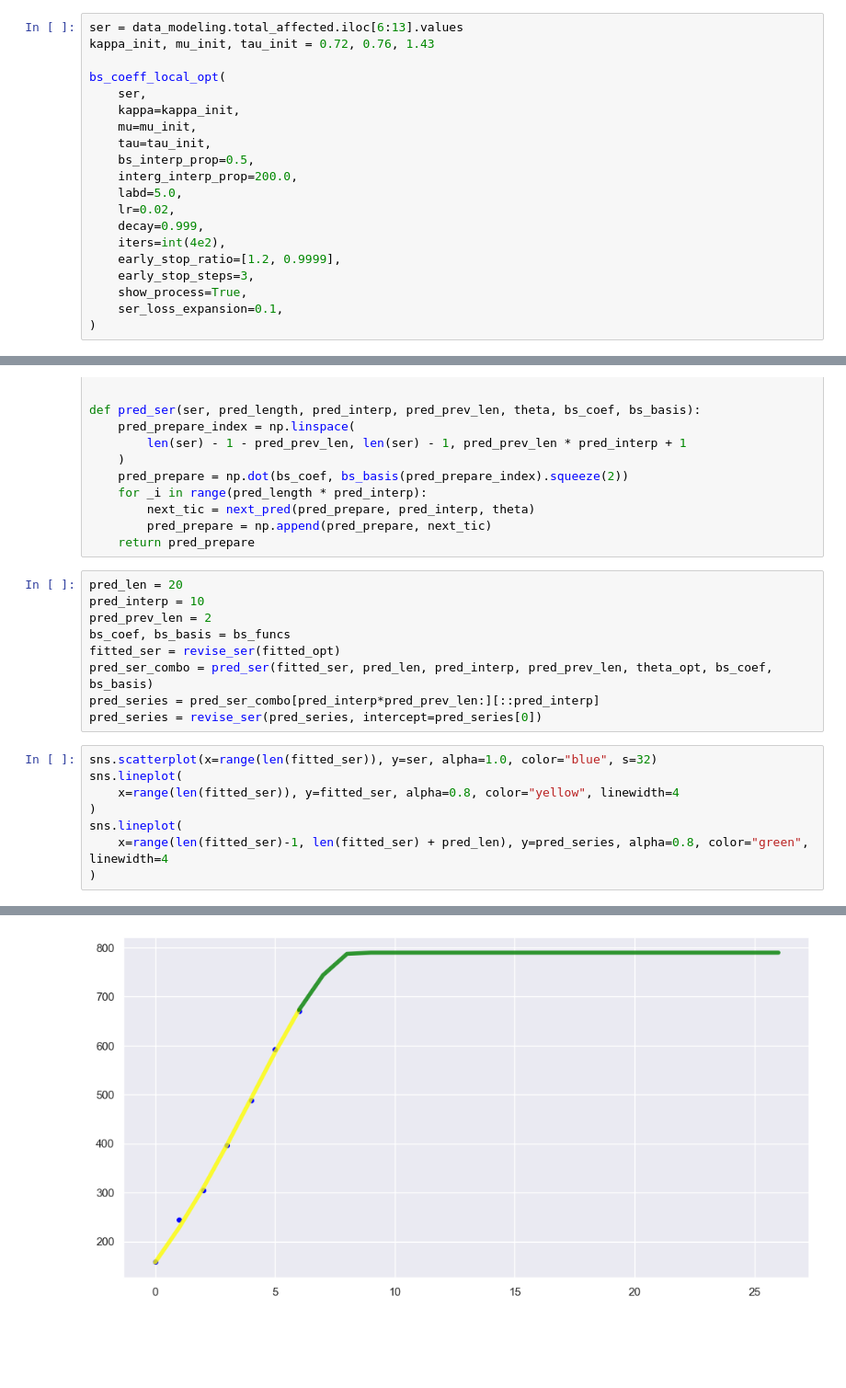
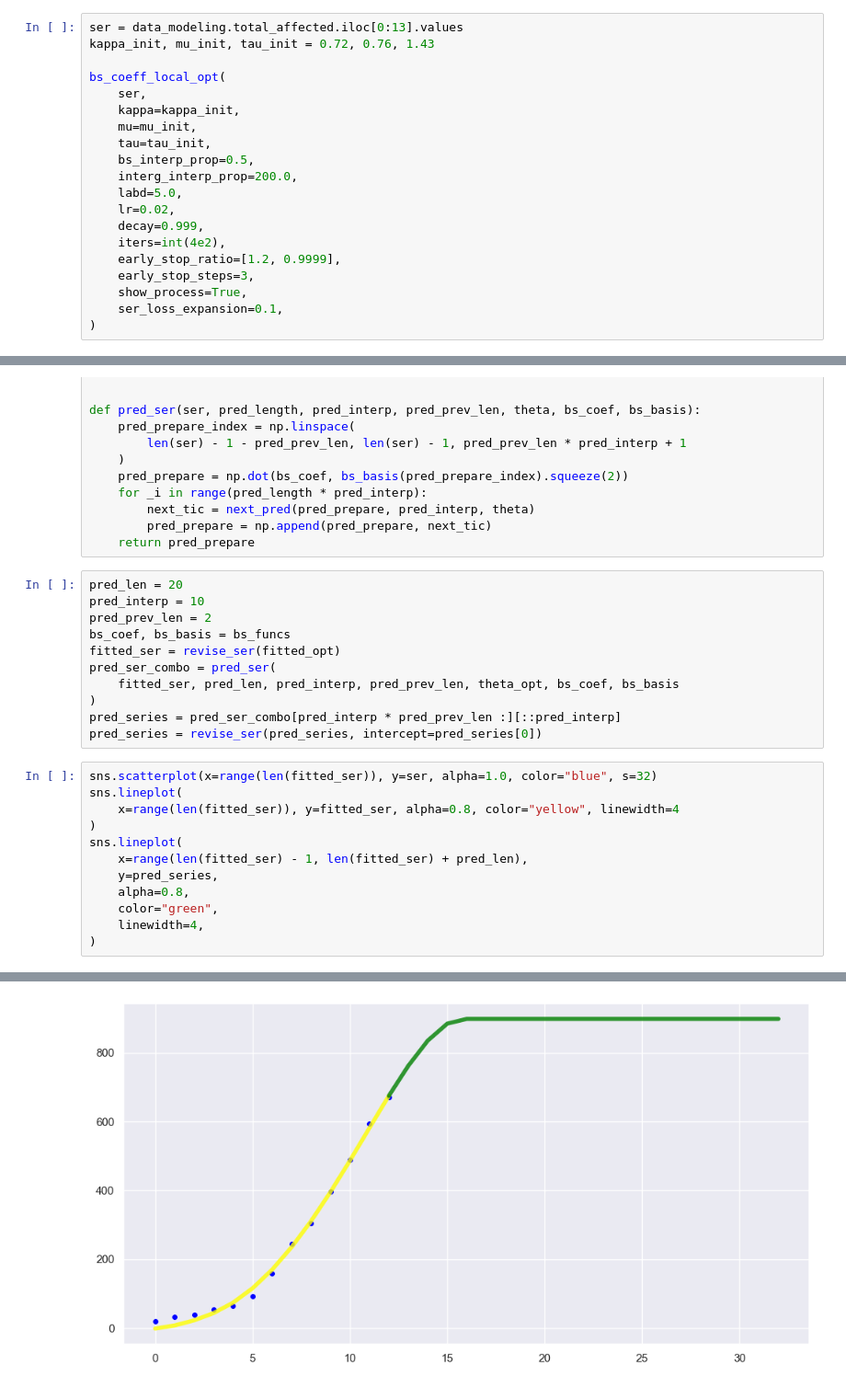
Before and after one commit to ChenZhouUC/Covid19_Modeling, a Jupyter notebook: scripts/covid19.ipynb, the cells around one changed output, grey strips where cells are left out. Shown: that part at 92% size. Drawn from its saved outputs; the diff is of its cells as text; blank space fills up the shorter version.

```diff
--- a/scripts/covid19.ipynb
+++ b/scripts/covid19.ipynb
@@ -231,7 +231,7 @@ data_modeling
 | 1181 | 2022-03-27 | 168 | 5949 | 5949.000 | 1.000 | 212 | 0 | 3 | 2 | ... |
 | 1182 | 2022-03-28 | 169 | 4835 | 4835.000 | 1.000 | 241 | 1 | 6 | 2 | ... |
 # %%
-ser = data_modeling.total_affected.iloc[6:13].values
+ser = data_modeling.total_affected.iloc[0:13].values
 kappa_init, mu_init, tau_init = 0.72, 0.76, 1.43
 
 bs_coeff_local_opt(
@@ -334,19 +337,25 @@ pred_interp = 10
 pred_prev_len = 2
 bs_coef, bs_basis = bs_funcs
 fitted_ser = revise_ser(fitted_opt)
-pred_ser_combo = pred_ser(fitted_ser, pred_len, pred_interp, pred_prev_len, theta_opt, bs_coef, bs_basis)
-pred_series = pred_ser_combo[pred_interp*pred_prev_len:][::pred_interp]
+pred_ser_combo = pred_ser(
+    fitted_ser, pred_len, pred_interp, pred_prev_len, theta_opt, bs_coef, bs_basis
+)
+pred_series = pred_ser_combo[pred_interp * pred_prev_len :][::pred_interp]
 pred_series = revise_ser(pred_series, intercept=pred_series[0])
 # %%
 sns.scatterplot(x=range(len(fitted_ser)), y=ser, alpha=1.0, color="blue", s=32)
 sns.lineplot(
     x=range(len(fitted_ser)), y=fitted_ser, alpha=0.8, color="yellow", linewidth=4
 )
 sns.lineplot(
-    x=range(len(fitted_ser)-1, len(fitted_ser) + pred_len), y=pred_series, alpha=0.8, color="green", linewidth=4
+    x=range(len(fitted_ser) - 1, len(fitted_ser) + pred_len),
+    y=pred_series,
+    alpha=0.8,
+    color="green",
+    linewidth=4,
 )
 # %% [output]
 <AxesSubplot:>
 <AxesSubplot:>
 <AxesSubplot:>
-[figure, old version]
+[figure, new version]
```
Also changed, not shown: parts of 5 cells of this notebook.
